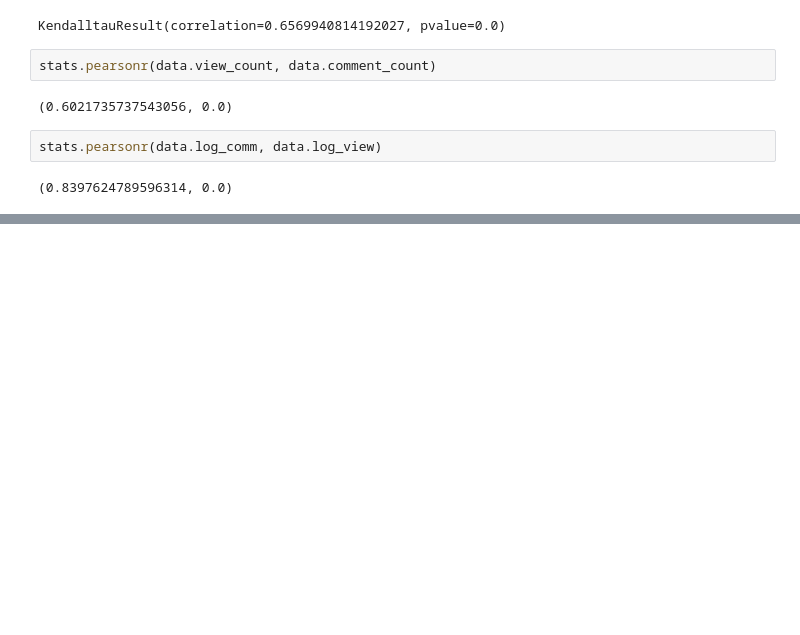
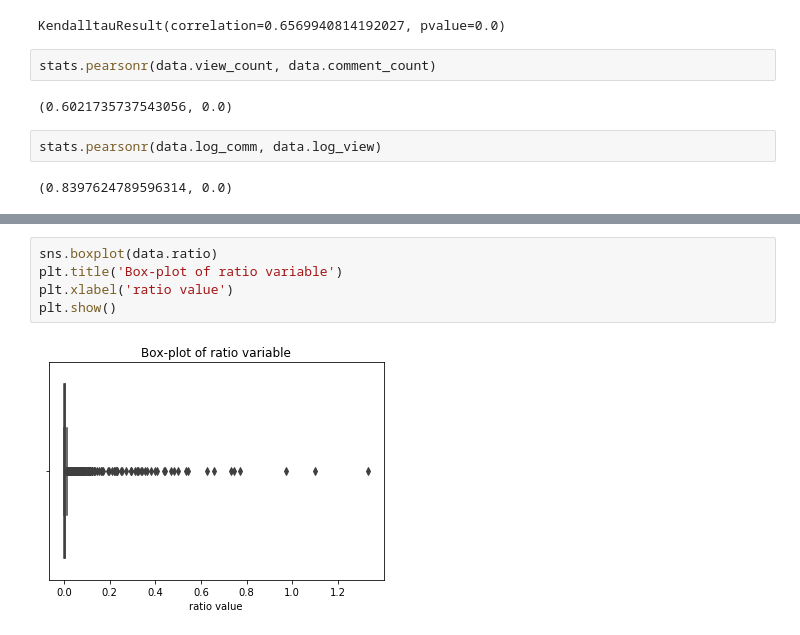
Before and after one commit to giulianosoced/YouTube-virus-NLP, a Jupyter notebook: Tesi_analisi.ipynb, the cells around one changed output, grey strips where cells are left out. Saved outputs shown, nothing was run; the diff lists cells and outputs as text; blank space fills up the shorter version.

```diff
--- a/Tesi_analisi.ipynb
+++ b/Tesi_analisi.ipynb
@@ -964,0 +923,7 @@ stats.pearsonr(data.log_comm, data.log_view)
+# %%
+sns.boxplot(data.ratio)
+plt.title('Box-plot of ratio variable')
+plt.xlabel('ratio value')
+plt.show()
+# %% [output]
+[figure, added]
```
Also changed, not shown: parts of 38 cells of this notebook.
